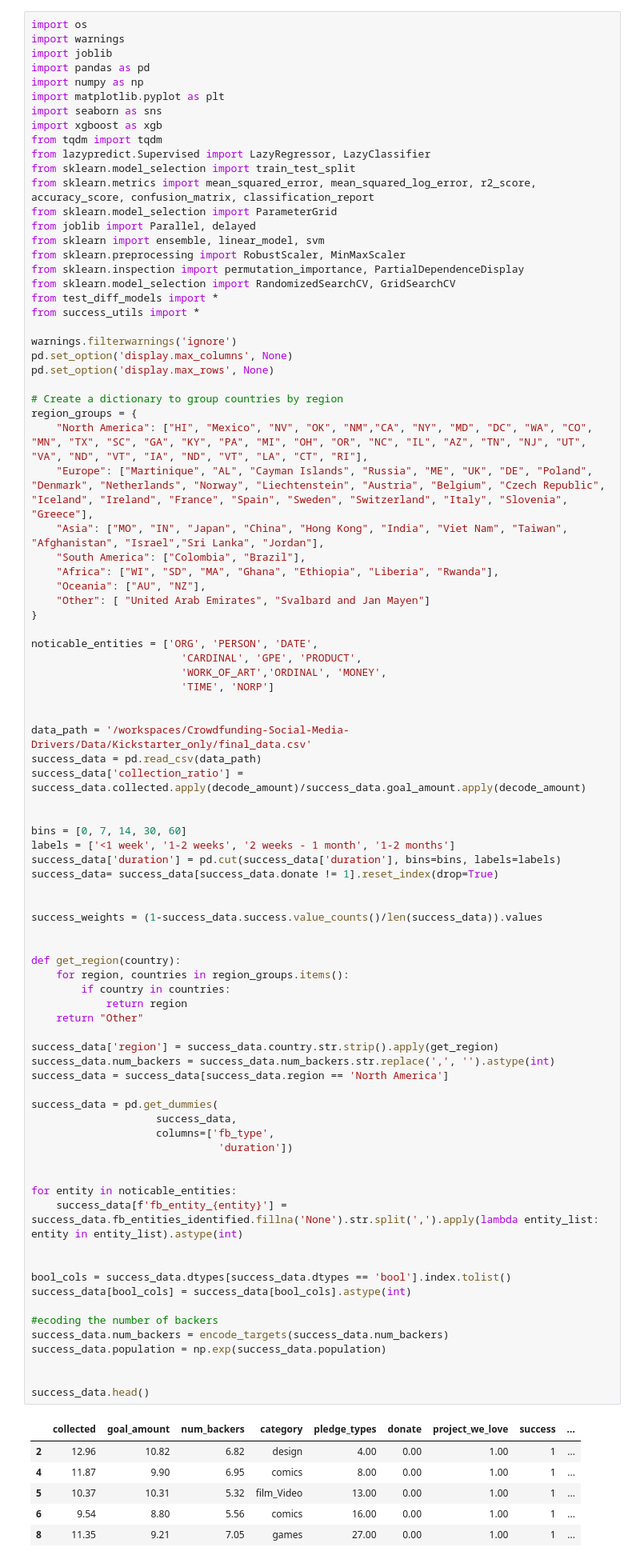
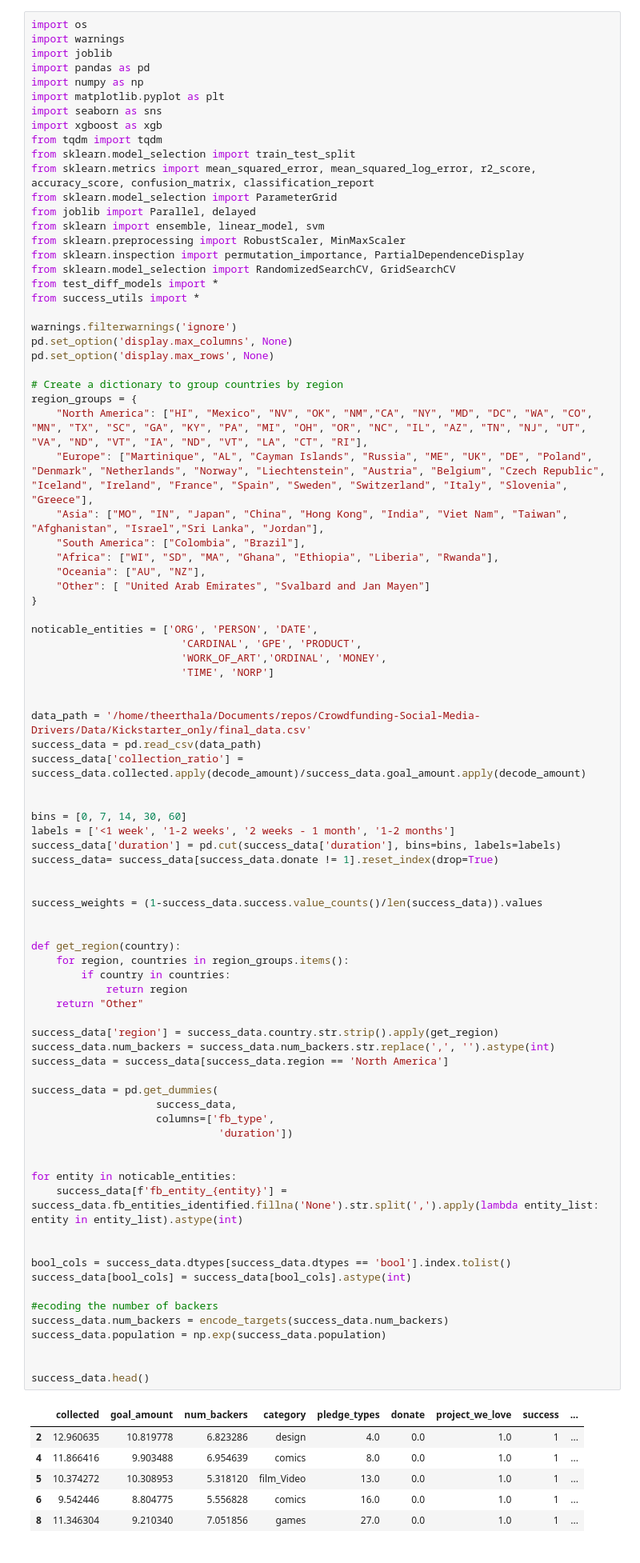
Before and after one commit to Akhil-Theerthala/Crowdfunding-Social-Media-Drivers, a Jupyter notebook: Modelling/02 - domain-post.ipynb, the cells around one changed output. Shown: that part at 80% size. Drawn from its saved outputs; the diff is of its cells as text.

```diff
--- a/Modelling/02 - domain-post.ipynb
+++ b/Modelling/02 - domain-post.ipynb
@@ -8,7 +8,6 @@ import matplotlib.pyplot as plt
 import seaborn as sns
 import xgboost as xgb
 from tqdm import tqdm
-from lazypredict.Supervised import LazyRegressor, LazyClassifier
 from sklearn.model_selection import train_test_split
 from sklearn.metrics import mean_squared_error, mean_squared_log_error, r2_score, accuracy_score, confusion_matrix, classification_report
 from sklearn.model_selection import ParameterGrid
@@ -41,7 +40,7 @@ noticable_entities = ['ORG', 'PERSON', 'DATE',
                         'TIME', 'NORP']
 
 
-data_path = '/workspaces/Crowdfunding-Social-Media-Drivers/Data/Kickstarter_only/final_data.csv'
+data_path = '/home/theerthala/Documents/repos/Crowdfunding-Social-Media-Drivers/Data/Kickstarter_only/final_data.csv'
 success_data = pd.read_csv(data_path)
 success_data['collection_ratio'] = success_data.collected.apply(decode_amount)/success_data.goal_amount.apply(decode_amount)
 
@@ -59,38 +58,38 @@ def get_region(country):
     for region, countries in region_groups.items():
         if country in countries:
             return region
     return "Other"
 
 success_data['region'] = success_data.country.str.strip().apply(get_region)
 success_data.num_backers = success_data.num_backers.str.replace(',', '').astype(int)
 success_data = success_data[success_data.region == 'North America']
 
 success_data = pd.get_dummies(
                     success_data,
                     columns=['fb_type',
                               'duration'])
 
 
 for entity in noticable_entities:
     success_data[f'fb_entity_{entity}'] = success_data.fb_entities_identified.fillna('None').str.split(',').apply(lambda entity_list: entity in entity_list).astype(int)
 
 
 bool_cols = success_data.dtypes[success_data.dtypes == 'bool'].index.tolist()
 success_data[bool_cols] = success_data[bool_cols].astype(int)
 
 #ecoding the number of backers
 success_data.num_backers = encode_targets(success_data.num_backers)
 success_data.population = np.exp(success_data.population)
 
 
 success_data.head()
 # %% [output]
 |  | collected | goal_amount | num_backers | category | pledge_types | donate | project_we_love | success | ... |
-| 2 | 12.96 | 10.82 | 6.82 | design | 4.00 | 0.00 | 1.00 | 1 | ... |
-| 4 | 11.87 | 9.90 | 6.95 | comics | 8.00 | 0.00 | 1.00 | 1 | ... |
-| 5 | 10.37 | 10.31 | 5.32 | film_Video | 13.00 | 0.00 | 1.00 | 1 | ... |
-| 6 | 9.54 | 8.80 | 5.56 | comics | 16.00 | 0.00 | 1.00 | 1 | ... |
-| 8 | 11.35 | 9.21 | 7.05 | games | 27.00 | 0.00 | 1.00 | 1 | ... |
+| 2 | 12.960635 | 10.819778 | 6.823286 | design | 4.0 | 0.0 | 1.0 | 1 | ... |
+| 4 | 11.866416 | 9.903488 | 6.954639 | comics | 8.0 | 0.0 | 1.0 | 1 | ... |
+| 5 | 10.374272 | 10.308953 | 5.318120 | film_Video | 13.0 | 0.0 | 1.0 | 1 | ... |
+| 6 | 9.542446 | 8.804775 | 5.556828 | comics | 16.0 | 0.0 | 1.0 | 1 | ... |
+| 8 | 11.346304 | 9.210340 | 7.051856 | games | 27.0 | 0.0 | 1.0 | 1 | ... |
 # %%
 dropping_columns = ['collected', 'verified', 'donate', 'project_we_love', 'Team' ,'country', 'fb_page_name', 'region', 'fb_entities_identified', 'population', 'category']
 
```
Also changed, not shown: parts of 46 cells of this notebook, 36 other files.
